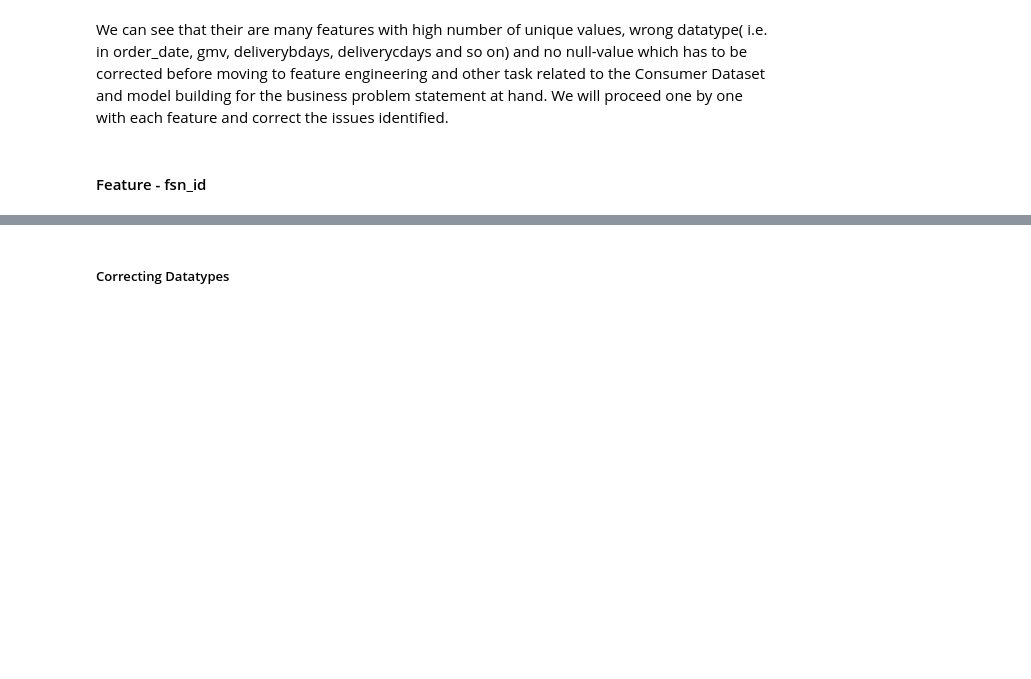
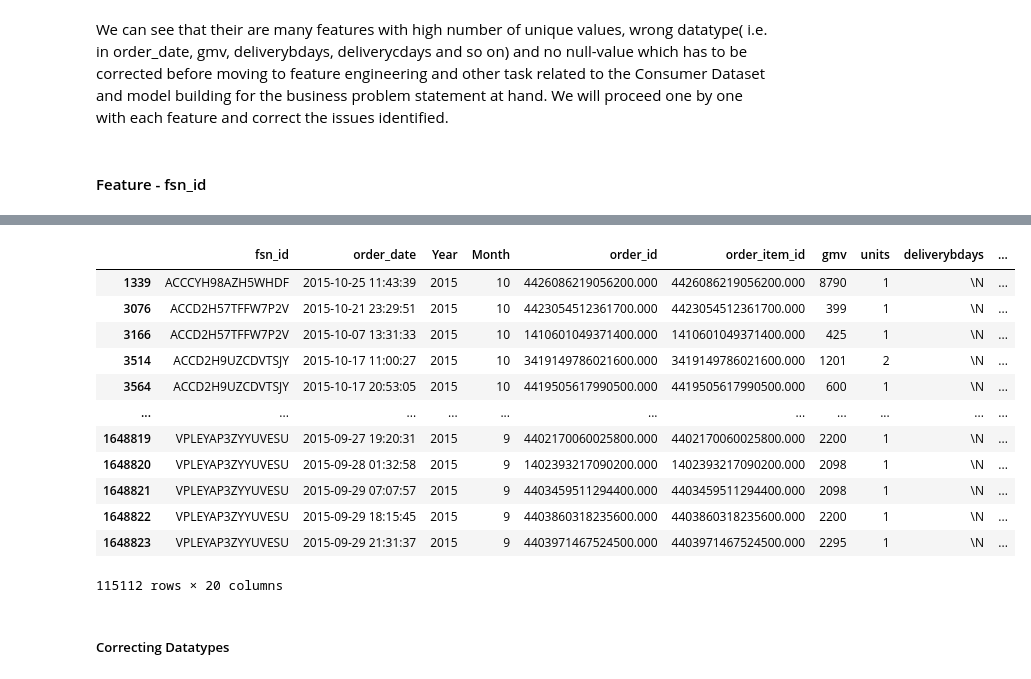
Before and after one commit to Singhal-Piyush/Ecommerce_Marketing_Mix_Model, a Jupyter notebook: notebooks/MMM_E-Commerce_Notebook.ipynb, the cells around one changed output, grey strips where cells are left out. Drawn from its saved outputs; the diff is of its cells as text; code cells hidden in the pictures; blank space fills up the shorter version.

```diff
--- a/notebooks/MMM_E-Commerce_Notebook.ipynb
+++ b/notebooks/MMM_E-Commerce_Notebook.ipynb
@@ -362,0 +382,16 @@ consumer_dataset[consumer_dataset['fsn_id']=='ACCDH7MFZJGRWJCW'].value_counts().
+# %%
+consumer_dataset[consumer_dataset.duplicated(subset = ['order_id','order_date'])]
+# %% [output]
+|  | fsn_id | order_date | Year | Month | order_id | order_item_id | gmv | units | deliverybdays | ... |
+| 1339 | ACCCYH98AZH5WHDF | 2015-10-25 11:43:39 | 2015 | 10 | 4426086219056200.000 | 4426086219056200.000 | 8790 | 1 | \N | ... |
+| 3076 | ACCD2H57TFFW7P2V | 2015-10-21 23:29:51 | 2015 | 10 | 4423054512361700.000 | 4423054512361700.000 | 399 | 1 | \N | ... |
+| 3166 | ACCD2H57TFFW7P2V | 2015-10-07 13:31:33 | 2015 | 10 | 1410601049371400.000 | 1410601049371400.000 | 425 | 1 | \N | ... |
+| 3514 | ACCD2H9UZCDVTSJY | 2015-10-17 11:00:27 | 2015 | 10 | 3419149786021600.000 | 3419149786021600.000 | 1201 | 2 | \N | ... |
+| 3564 | ACCD2H9UZCDVTSJY | 2015-10-17 20:53:05 | 2015 | 10 | 4419505617990500.000 | 4419505617990500.000 | 600 | 1 | \N | ... |
+| ... | ... | ... | ... | ... | ... | ... | ... | ... | ... | ... |
+| 1648819 | VPLEYAP3ZYYUVESU | 2015-09-27 19:20:31 | 2015 | 9 | 4402170060025800.000 | 4402170060025800.000 | 2200 | 1 | \N | ... |
+| 1648820 | VPLEYAP3ZYYUVESU | 2015-09-28 01:32:58 | 2015 | 9 | 1402393217090200.000 | 1402393217090200.000 | 2098 | 1 | \N | ... |
+| 1648821 | VPLEYAP3ZYYUVESU | 2015-09-29 07:07:57 | 2015 | 9 | 4403459511294400.000 | 4403459511294400.000 | 2098 | 1 | \N | ... |
+| 1648822 | VPLEYAP3ZYYUVESU | 2015-09-29 18:15:45 | 2015 | 9 | 4403860318235600.000 | 4403860318235600.000 | 2200 | 1 | \N | ... |
+| 1648823 | VPLEYAP3ZYYUVESU | 2015-09-29 21:31:37 | 2015 | 9 | 4403971467524500.000 | 4403971467524500.000 | 2295 | 1 | \N | ... |
+115112 rows × 20 columns
```
Also changed, not shown: parts of 26 cells of this notebook.
